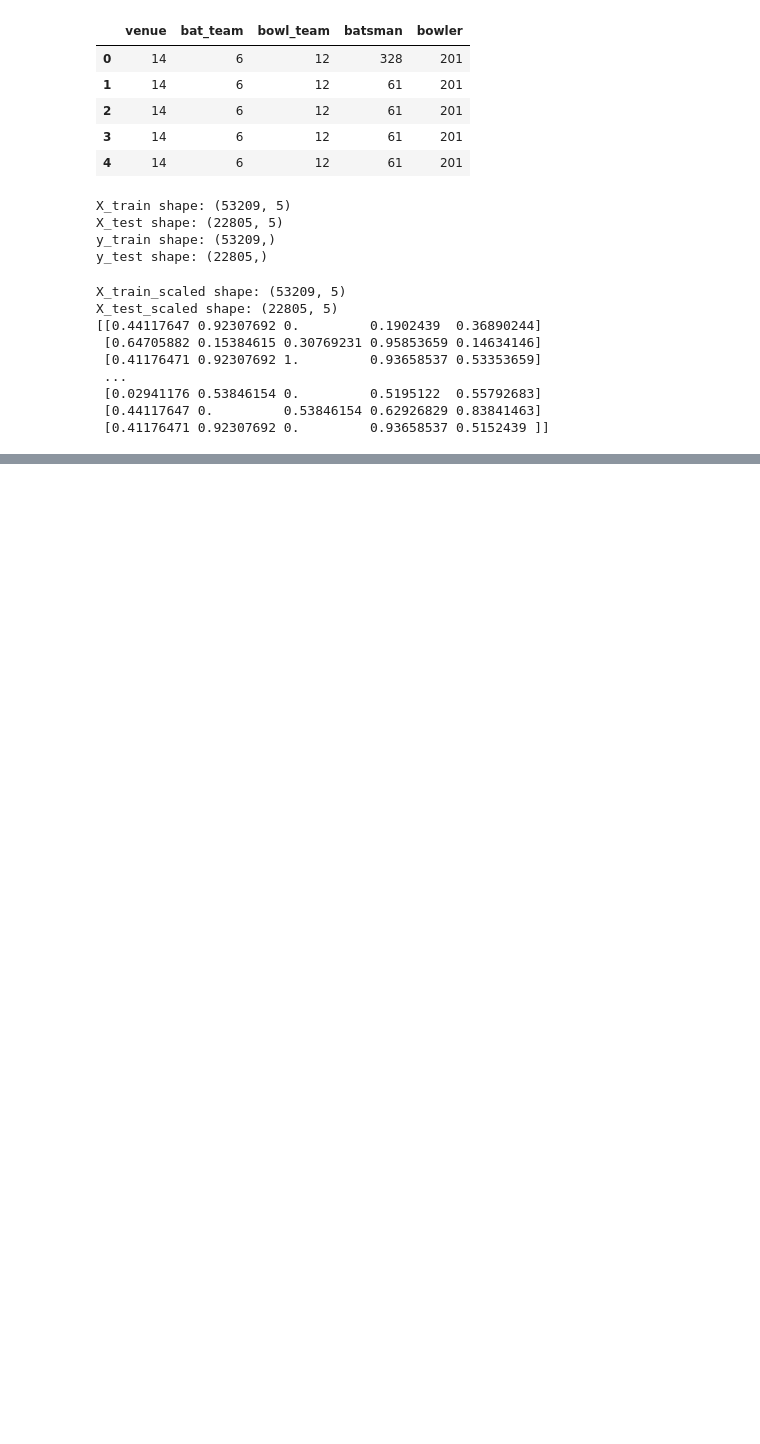
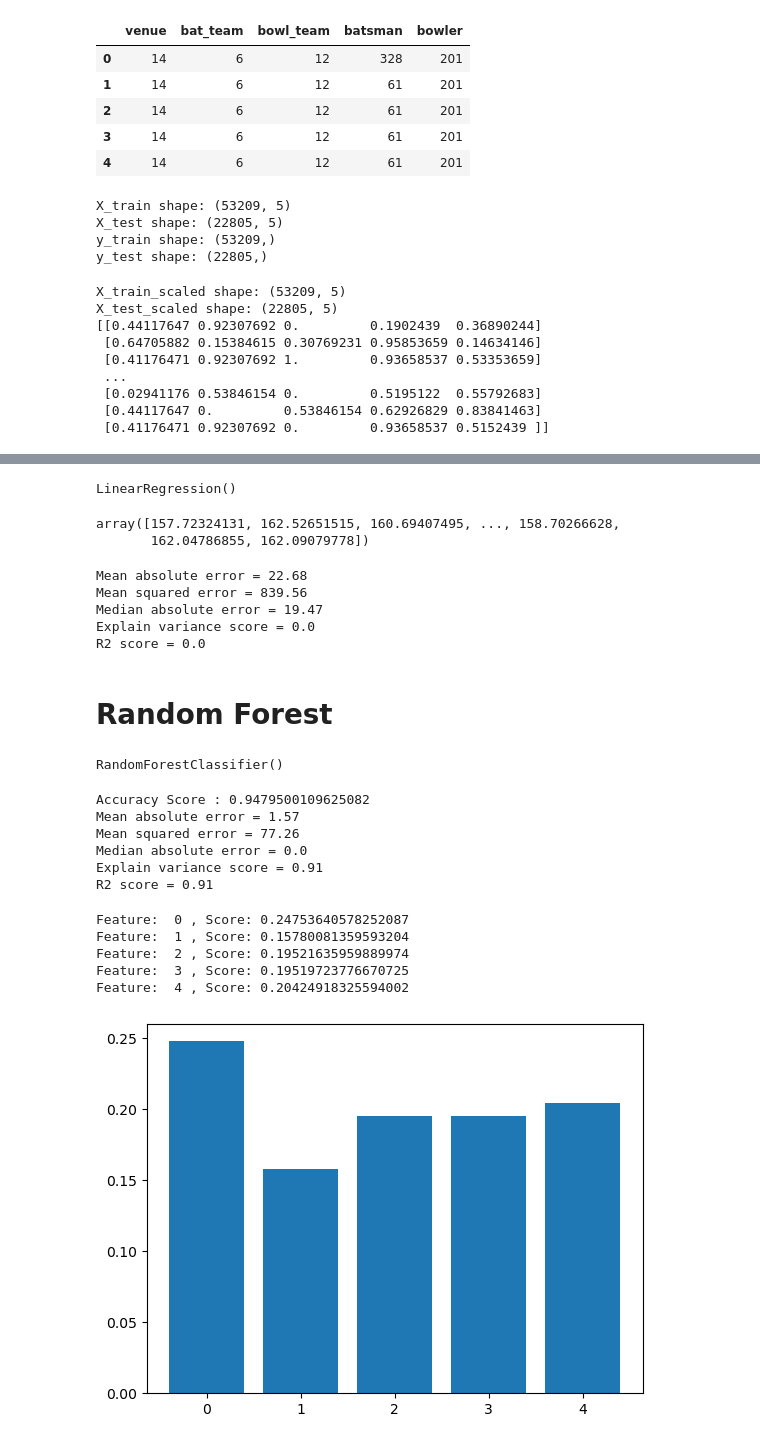
Before and after one commit to kasheshjaiin/Project4_IPL, a Jupyter notebook: IPL_Score_Prediction.ipynb, the cells around one changed output, grey strips where cells are left out. Saved outputs shown, nothing was run; the diff lists cells and outputs as text; code cells hidden in the pictures; blank space fills up the shorter version.

```diff
--- a/IPL_Score_Prediction.ipynb
+++ b/IPL_Score_Prediction.ipynb
@@ -242,0 +162,6 @@ Dropdown(description='Select Bowler:', options=('P Kumar', 'Z Khan', 'AA Noffke'
+# %%
+from sklearn.linear_model import LinearRegression
+lin_model = LinearRegression()
+lin_model.fit(X_train_scaled,y_train)
+# %% [output]
+LinearRegression()
@@ -242,0 +171,67 @@ Dropdown(description='Select Bowler:', options=('P Kumar', 'Z Khan', 'AA Noffke'
+# %%
+predictions_lin
+# %% [output]
+array([157.72324131, 162.52651515, 160.69407495, ..., 158.70266628,
+       162.04786855, 162.09079778])
+# %%
+# Compute metrics for the linear regression model: score, r2, mse, rmse, std
+from sklearn.metrics import mean_squared_error, r2_score
+import sklearn.metrics as sm
+print("Mean absolute error =", round(sm.mean_absolute_error(y_test, predictions_lin), 2))
+print("Mean squared error =", round(sm.mean_squared_error(y_test, predictions_lin), 2))
+print("Median absolute error =", round(sm.median_absolute_error(y_test, predictions_lin), 2))
+print("Explain variance score =", round(sm.explained_variance_score(y_test, predictions_lin), 2))
+print("R2 score =", round(sm.r2_score(y_test, predictions_lin), 2))
+# %% [output]
+Mean absolute error = 22.68
+Mean squared error = 839.56
+Median absolute error = 19.47
+Explain variance score = 0.0
+R2 score = 0.0
+# %% [markdown]
+# Random Forest
+# %%
+from sklearn.ensemble import RandomForestClassifier
+
+# define dataset
+# define the model
+rf_model = RandomForestClassifier()
+# fit the model
+rf_model.fit(X_train_scaled, y_train)
+# %% [output]
+RandomForestClassifier()
+# %%
+# Make predictions using the X test
+predictions_rf = rf_model.predict(X_test_scaled)
+
+# Calculating the accuracy score
+acc_score = accuracy_score(y_test, predictions_rf)
+
+print(f"Accuracy Score : {acc_score}")
+print("Mean absolute error =", round(sm.mean_absolute_error(y_test, predictions_rf), 2))
+print("Mean squared error =", round(sm.mean_squared_error(y_test, predictions_rf), 2))
+print("Median absolute error =", round(sm.median_absolute_error(y_test, predictions_rf), 2))
+print("Explain variance score =", round(sm.explained_variance_score(y_test, predictions_rf), 2))
+print("R2 score =", round(sm.r2_score(y_test, predictions_rf), 2))
+# %% [output]
+Accuracy Score : 0.9479500109625082
+Mean absolute error = 1.57
+Mean squared error = 77.26
+Median absolute error = 0.0
+Explain variance score = 0.91
+R2 score = 0.91
+# %%
+importance = rf_model.feature_importances_
+# summarize feature importance
+for i,v in enumerate(importance):
+	print('Feature: ',i, ', Score:', v)
+# plot feature importance
+plt.bar([x for x in range(len(importance))], importance)
+plt.show()
+# %% [output]
+Feature:  0 , Score: 0.24753640578252087
+Feature:  1 , Score: 0.15780081359593204
+Feature:  2 , Score: 0.19521635959889974
+Feature:  3 , Score: 0.19519723776670725
+Feature:  4 , Score: 0.20424918325594002
+[figure, added]
```
Also changed, not shown: parts of 10 cells of this notebook, 1 other file.
